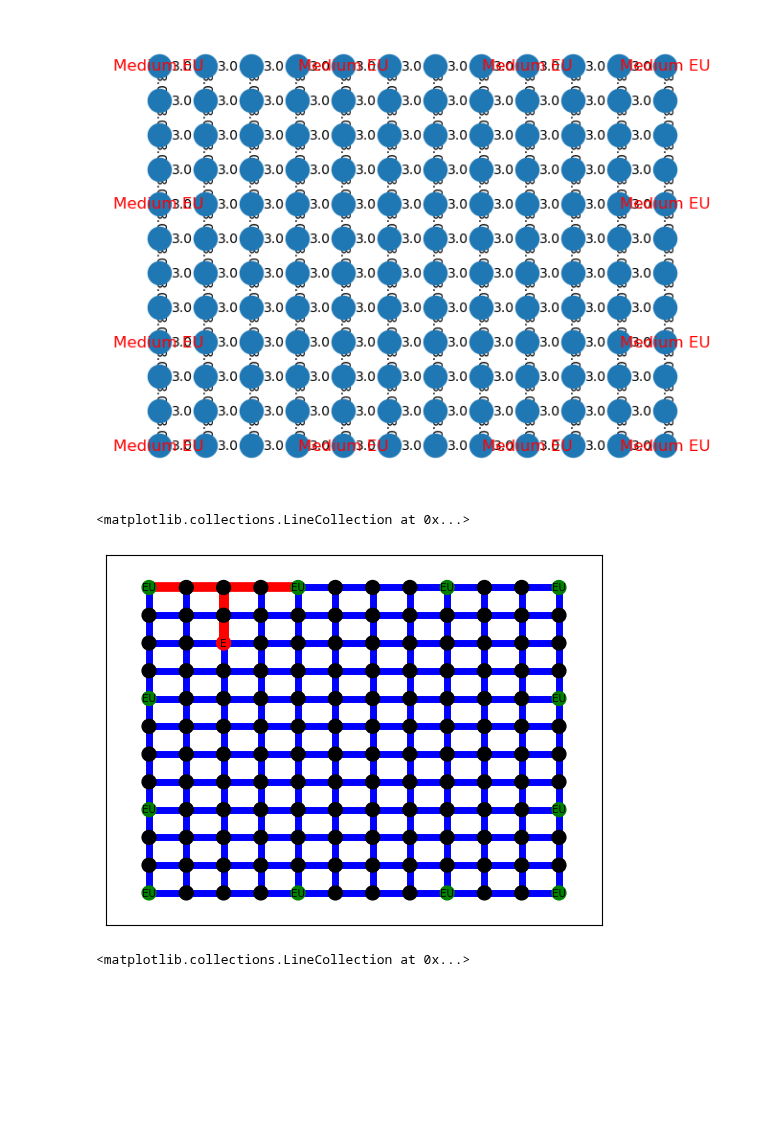
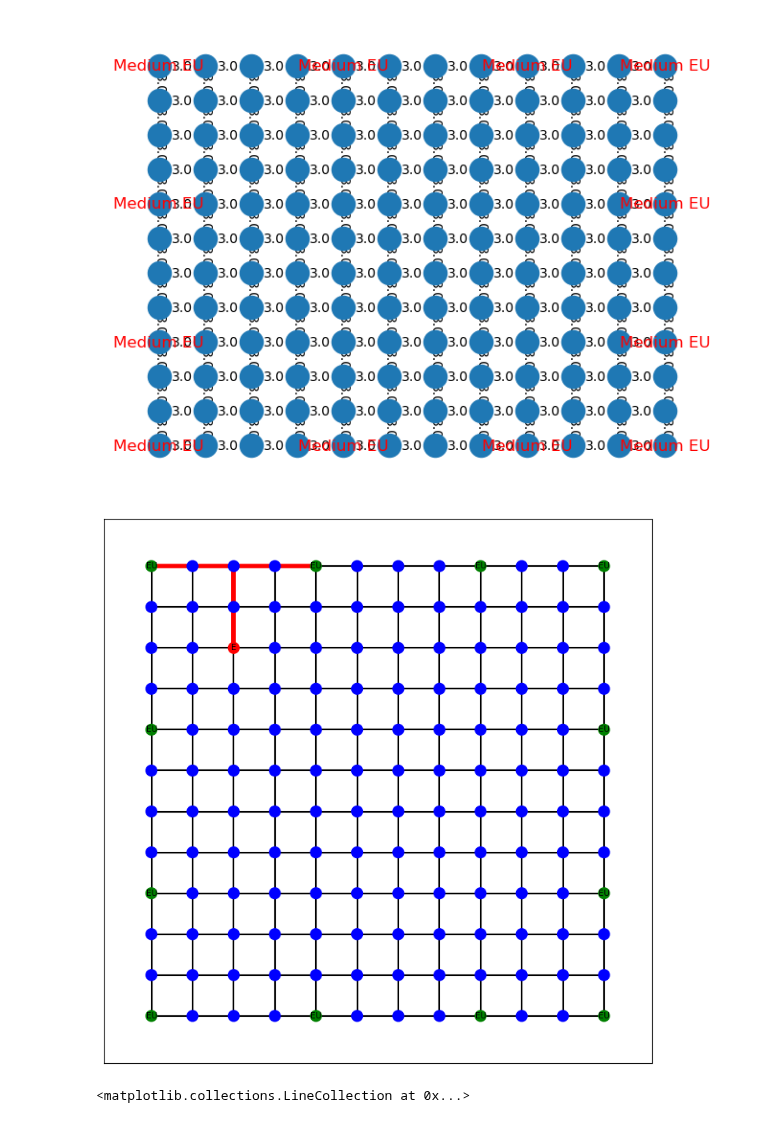
Before and after one commit to Praetor07/CityPlanner_MonteCarlo-Sim, a Jupyter notebook: Emergency Response Simulation Visualization.ipynb, the cells around one changed output. Cells and saved outputs as stored; diff of their text form; code cells hidden in the pictures; blank space fills up the shorter version.

```diff
--- a/Emergency Response Simulation Visualization.ipynb
+++ b/Emergency Response Simulation Visualization.ipynb
@@ -69,7 +70,7 @@ for emergency in plotting_emergency_dict:
             color_map[counter][node_coordinates[i]] = "green"
             node_identifier[counter][node_coordinates[i]] = "EU"
         else:
-            color_map[counter][node_coordinates[i]] = "black"
+            color_map[counter][node_coordinates[i]] = "blue"
     for unit in units_to_show:
         path = nx.shortest_path(city.city_graph, source=emergency, target=unit)
         path_edges = list(zip(path, path[1:]))
@@ -80,13 +81,14 @@ for emergency in plotting_emergency_dict:
 # %%
 obs = 0
 colors = [ color_map[obs].get(node) for node in city.city_graph.nodes]
+plt.figure(1, figsize = (9,9))
 nx.draw_networkx_nodes(city.city_graph, pos, node_color = colors, node_size = 100)
-nx.draw_networkx_edges(city.city_graph,pos,edge_color='b',width=5)
+nx.draw_networkx_edges(city.city_graph,pos,edge_color='black',width=1.5)
 nx.draw_networkx_labels(city.city_graph, pos, node_identifier[obs], font_size=7.5, font_color='black')
-nx.draw_networkx_edges(city.city_graph,pos,edgelist=edges_to_draw[obs],edge_color='r',width=7)
+nx.draw_networkx_edges(city.city_graph,pos,edgelist=edges_to_draw[obs],edge_color='r',width=4)
+plt.show()
 # %% [output]
-<matplotlib.collections.LineCollection at 0x...>
-[figure, old version]
+[figure, new version]
 # %%
 obs = 1
 colors = [ color_map[obs].get(node) for node in city.city_graph.nodes]
```
Also changed, not shown: parts of 1 cell of this notebook.
